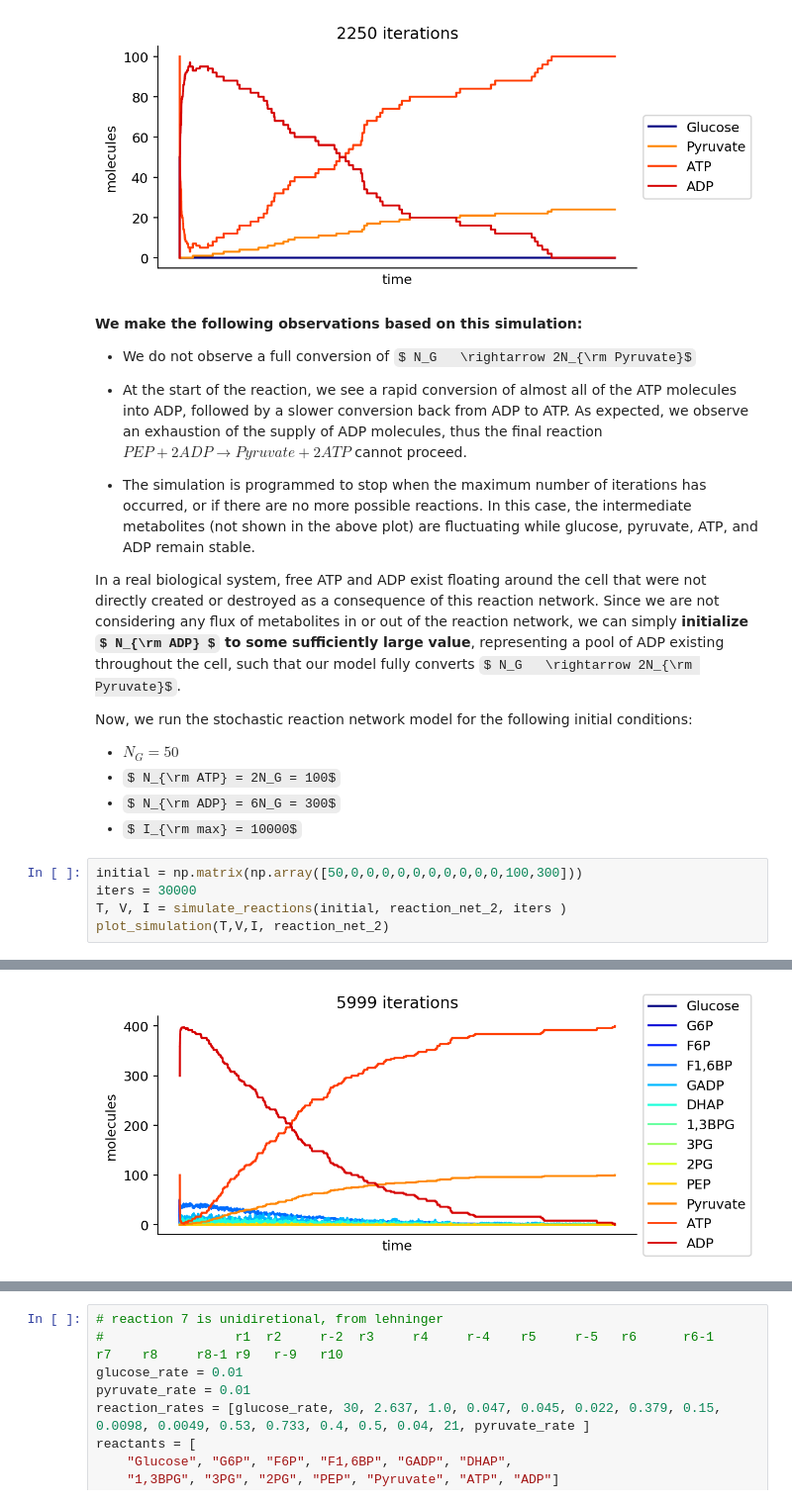
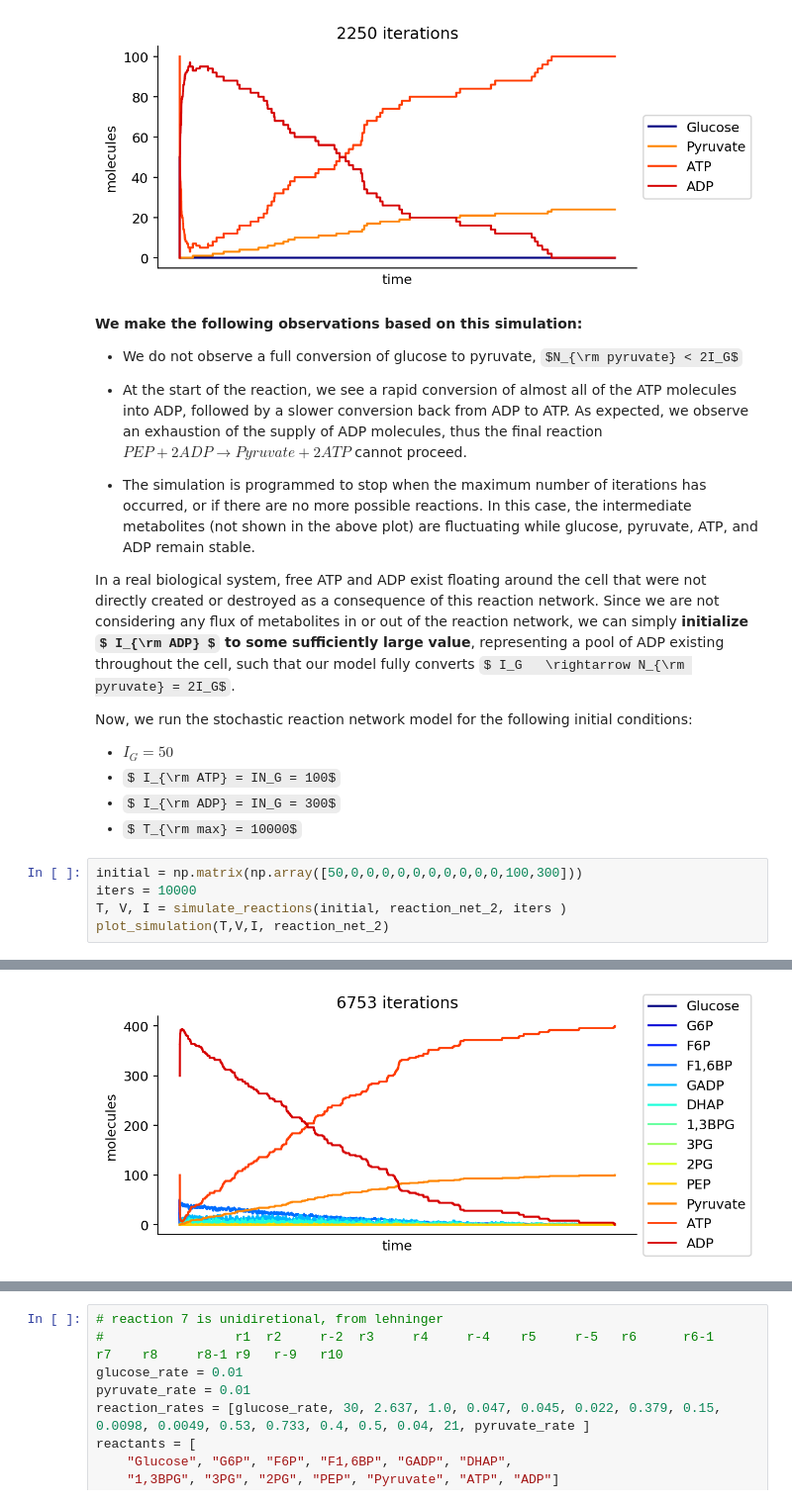
Before and after one commit to smorabit/screm, a Jupyter notebook: glycolysis.ipynb, the cells around one changed output, grey strips where cells are left out. Shown at 99% size. Drawn from its saved outputs; the diff is of its cells as text; some formulas as TeX source.

Commit message:
added descriptions of each function and more explanation of how each model was defined as well as the rationale behind each model

```diff
--- a/glycolysis.ipynb
+++ b/glycolysis.ipynb
@@ -237,23 +370,23 @@ time elapsed: 0.059603214263916016 seconds
 # %% [markdown]
 **We make the following observations based on this simulation:**
 
-* We do not observe a full conversion of $ N_G   \rightarrow 2N_{\rm Pyruvate}$
+* We do not observe a full conversion of glucose to pyruvate, $N_{\rm pyruvate} < 2I_G$
 
 * At the start of the reaction, we see a rapid conversion of almost all of the ATP molecules into ADP, followed by a slower conversion back from ADP to ATP. As expected, we observe an exhaustion of the supply of ADP molecules, thus the final reaction $ PEP + 2ADP \rightarrow Pyruvate + 2ATP $ cannot proceed.
 
 * The simulation is programmed to stop when the maximum number of iterations has occurred, or if there are no more possible reactions. In this case, the intermediate metabolites (not shown in the above plot) are fluctuating while glucose, pyruvate, ATP, and ADP remain stable.
 
-In a real biological system, free ATP and ADP exist floating around the cell that were not directly created or destroyed as a consequence of this reaction network. Since we are not considering any flux of metabolites in or out of the reaction network, we can simply **initialize $ N_{\rm ADP} $ to some sufficiently large value**, representing a pool of ADP existing throughout the cell, such that our model fully converts $ N_G   \rightarrow 2N_{\rm Pyruvate}$.
+In a real biological system, free ATP and ADP exist floating around the cell that were not directly created or destroyed as a consequence of this reaction network. Since we are not considering any flux of metabolites in or out of the reaction network, we can simply **initialize $ I_{\rm ADP} $ to some sufficiently large value**, representing a pool of ADP existing throughout the cell, such that our model fully converts $ I_G   \rightarrow N_{\rm pyruvate} = 2I_G$.
 
 Now, we run the stochastic reaction network model for the following initial conditions:
 
-* $ N_G = 50 $
-* $ N_{\rm ATP} = 2N_G = 100$
-* $ N_{\rm ADP} = 6N_G = 300$
-* $ I_{\rm max} = 10000$
+* $ I_G = 50 $
+* $ I_{\rm ATP} = IN_G = 100$
+* $ I_{\rm ADP} = IN_G = 300$
+* $ T_{\rm max} = 10000$
 # %%
 initial = np.matrix(np.array([50,0,0,0,0,0,0,0,0,0,0,100,300]))
-iters = 30000
+iters = 10000
 T, V, I = simulate_reactions(initial, reaction_net_2, iters )
 plot_simulation(T,V,I, reaction_net_2)
 # %% [output]
@@ -261,4 +394,4 @@ time elapsed: 0.034549713134765625 seconds
-[figure, old version]
+[figure, new version]
 # %% [markdown]
 **We make the following observations from this simulation:**
 
```
Also changed, not shown: parts of 27 cells of this notebook, 1 other file.
